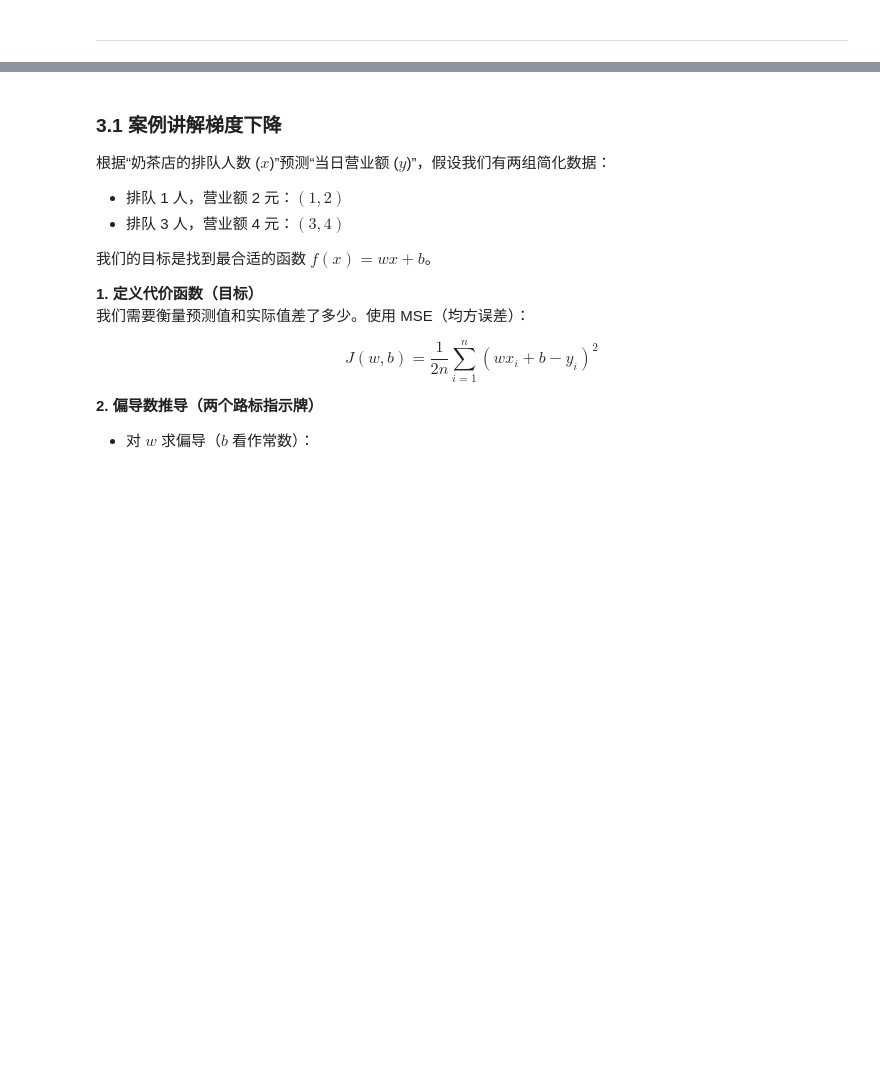
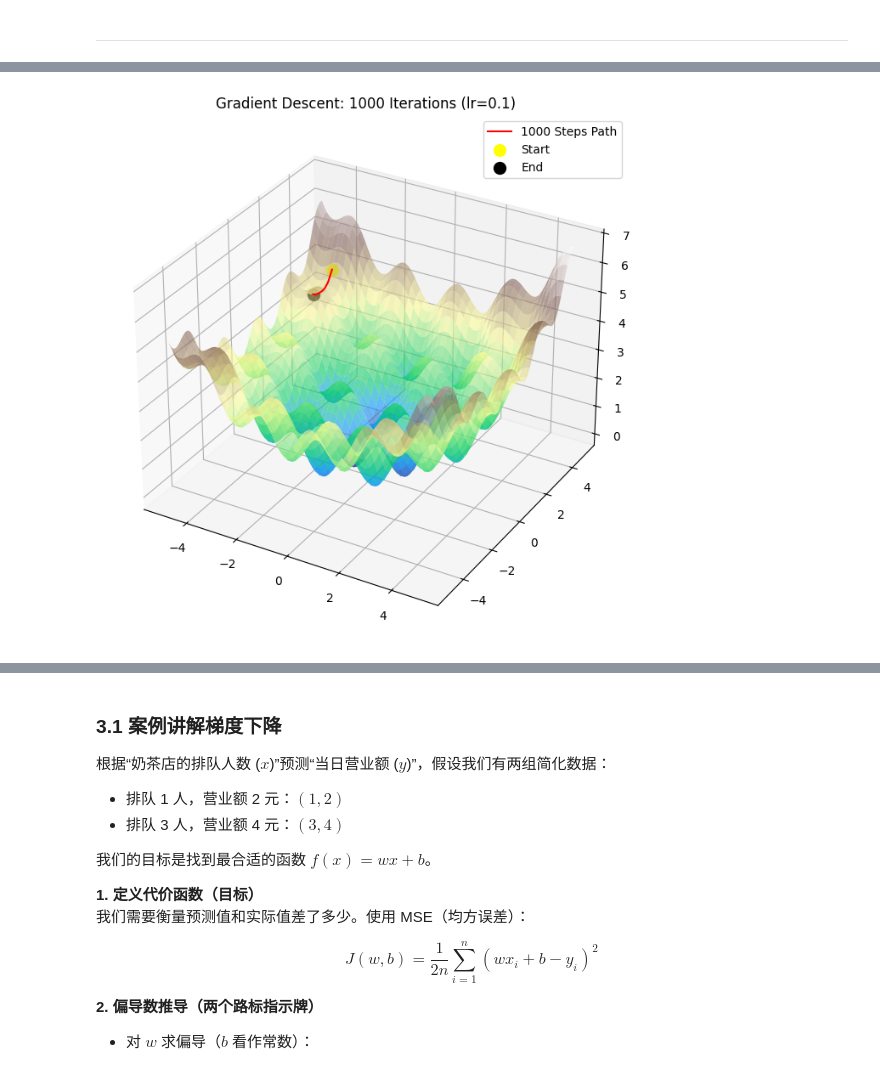
Before and after one commit to yanptang/data_science, a Jupyter notebook: 传统机器学习模型/01-线性回归.ipynb, the cells around one changed output, grey strips where cells are left out. Saved outputs shown, nothing was run; the diff lists cells and outputs as text; code cells hidden in the pictures; blank space fills up the shorter version.

```diff
--- a/传统机器学习模型/01-线性回归.ipynb
+++ b/传统机器学习模型/01-线性回归.ipynb
@@ -301,0 +277,54 @@ $$b = b - \alpha \cdot \frac{\partial J}{\partial b}$$
+# %%
+import numpy as np
+import matplotlib.pyplot as plt
+
+# 1. 定义非凸损失函数及其梯度
+def loss_func(w, b):
+    return 0.1 * (w**2 + b**2) + 0.5 * (np.sin(3*w) + np.sin(3*b)) + 1
+
+def gradient_func(w, b):
+    dw = 0.2 * w + 1.5 * np.cos(3*w)
+    db = 0.2 * b + 1.5 * np.cos(3*b)
+    return dw, db
+
+# 2. 模拟梯度下降过程 - 运行 1000 次
+w, b = -4.0, 4.0  # 换一个初始点，看看不同的路径
+lr = 0.1          # 如果你想看“乱飞”，可以把这里改成 1.5
+path_w, path_b, path_z = [w], [b], [loss_func(w, b)]
+
+for _ in range(1000):
+    dw, db = gradient_func(w, b)
+    w = w - lr * dw
+    b = b - lr * db
+    # 为了防止数值爆炸，限制在显示范围内
+    w, b = np.clip(w, -5, 5), np.clip(b, -5, 5)
+
+    path_w.append(w)
+    path_b.append(b)
+    path_z.append(loss_func(w, b))
+
+# 3. 绘图部分
+w_range = np.linspace(-5, 5, 100)
+b_range = np.linspace(-5, 5, 100)
+W, B = np.meshgrid(w_range, b_range)
+Z = loss_func(W, B)
+
+fig = plt.figure(figsize=(12, 8))
+ax = fig.add_subplot(111, projection='3d')
+
+# 绘制曲面
+ax.plot_surface(W, B, Z, cmap='terrain', alpha=0.6)
+
+# 绘制 1000 次迭代的路径
+# 注意：我们用线段连接，点太多了就不画 marker 了
+ax.plot(path_w, path_b, path_z, color='red', linewidth=1.5, label='1000 Steps Path', zorder=10)
+
+# 标记起点和终点
+ax.scatter(path_w[0], path_b[0], path_z[0], color='yellow', s=100, label='Start')
+ax.scatter(path_w[-1], path_b[-1], path_z[-1], color='black', s=100, label='End')
+
+ax.set_title(f'Gradient Descent: 1000 Iterations (lr={lr})')
+ax.legend()
+plt.show()
+# %% [output]
+[figure, added]
```
Also changed, not shown: parts of 11 cells of this notebook, 2 other files.
